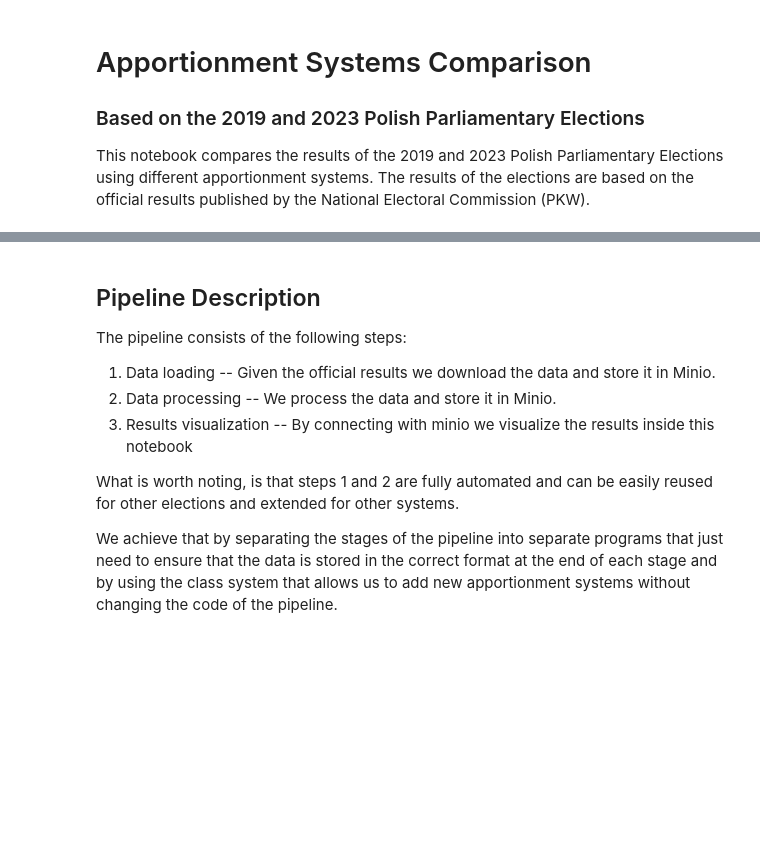
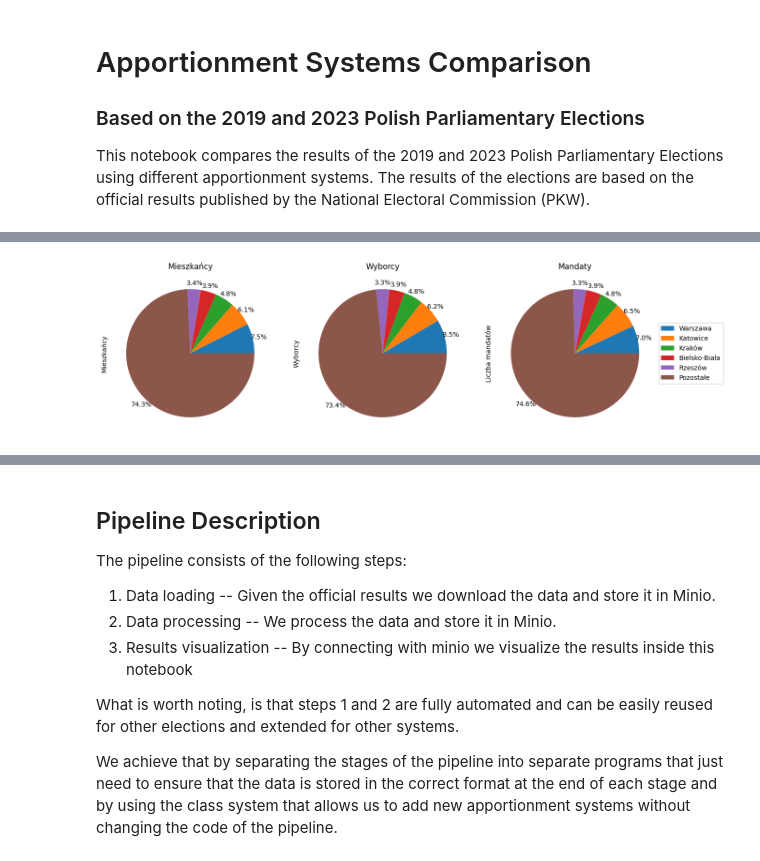
Before and after one commit to gbzaleski/DE-1-Elections, a Jupyter notebook: presentation.ipynb, the cells around one changed output, grey strips where cells are left out. Cells and saved outputs as stored; diff of their text form; code cells hidden in the pictures; blank space fills up the shorter version.

```diff
--- a/presentation.ipynb
+++ b/presentation.ipynb
@@ -9,0 +125,20 @@ This notebook compares the results of the 2019 and 2023 Polish Parliamentary Ele
+# %%
+aggregated = districts_2019.groupby("Siedziba OKW").sum()
+
+biggest_districts = aggregated.sort_values(by="Mieszkańcy", ascending=False).head(5)
+
+rest = aggregated.sort_values(by="Mieszkańcy", ascending=False).tail(aggregated.shape[0] - 5).sum(axis=0)
+
+biggest_districts.loc["Pozostałe"] = rest
+
+fig, ax = plt.subplots(1, 3, figsize=(15, 5))
+
+biggest_districts["Mieszkańcy"].plot.pie(autopct='%1.1f%%', pctdistance=1.1, labels=None, title="Mieszkańcy", ax=ax[0])
+biggest_districts["Wyborcy"].plot.pie(autopct='%1.1f%%', pctdistance=1.1, labels=None, title="Wyborcy", ax=ax[1])
+biggest_districts["Liczba mandatów"].plot.pie(autopct='%1.1f%%', pctdistance=1.1, labels=None, title="Mandaty", ax=ax[2])
+
+ax[2].legend(labels=biggest_districts.index, loc="center left", bbox_to_anchor=(1, 0.5))
+
+plt.show()
+# %% [output]
+[figure, added]
```
Also changed, not shown: parts of 22 cells of this notebook, 2 other files.
